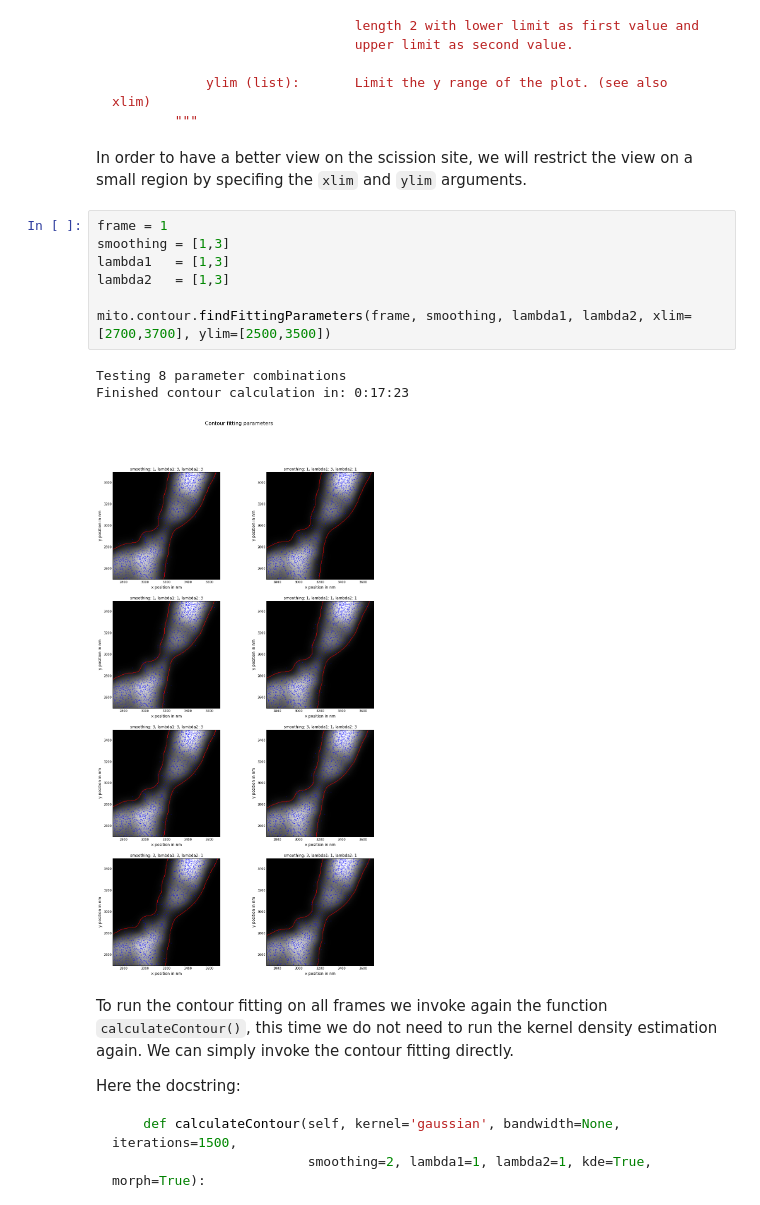
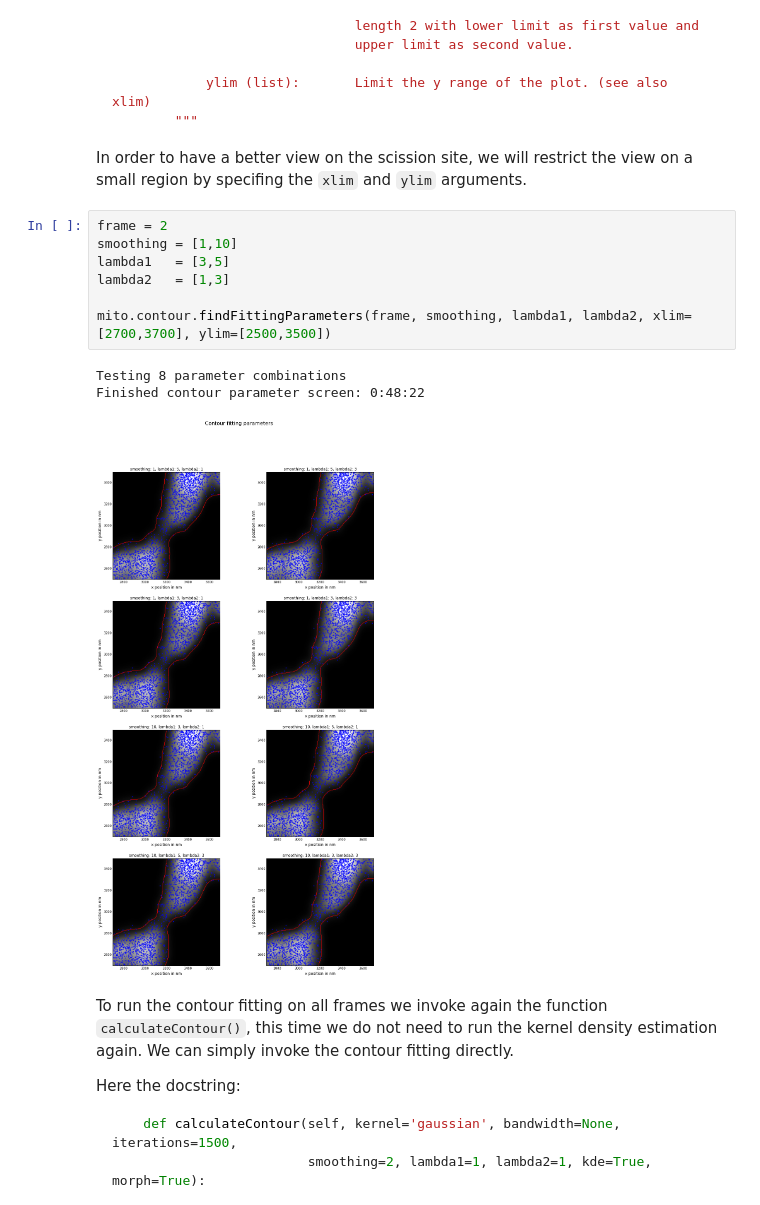
Before and after one commit to nberliner/PointObject, a Jupyter notebook: examples/A short introduction to PointObject.ipynb, the cells around one changed output. Drawn from its saved outputs; the diff is of its cells as text.

````diff
--- a/examples/A short introduction to PointObject.ipynb
+++ b/examples/A short introduction to PointObject.ipynb
@@ -278,16 +280,16 @@ Now the best parameters for the contour fitting can be estimated. There are thre
 
 In order to have a better view on the scission site, we will restrict the view on a small region by specifing the ```xlim``` and ```ylim``` arguments.
 # %%
-frame = 1
-smoothing = [1,3]
-lambda1   = [1,3]
+frame = 2
+smoothing = [1,10]
+lambda1   = [3,5]
 lambda2   = [1,3]
 
 mito.contour.findFittingParameters(frame, smoothing, lambda1, lambda2, xlim=[2700,3700], ylim=[2500,3500])
 # %% [output]
 Testing 8 parameter combinations
-Finished contour calculation in: 0:17:23
+Finished contour parameter screen: 0:48:22
-[figure, old version]
+[figure, new version]
 # %% [markdown]
 To run the contour fitting on all frames we invoke again the function ```calculateContour()```, this time we do not need to run the kernel density estimation again. We can simply invoke the contour fitting directly.
 
````
Also changed, not shown: parts of 15 cells of this notebook.
